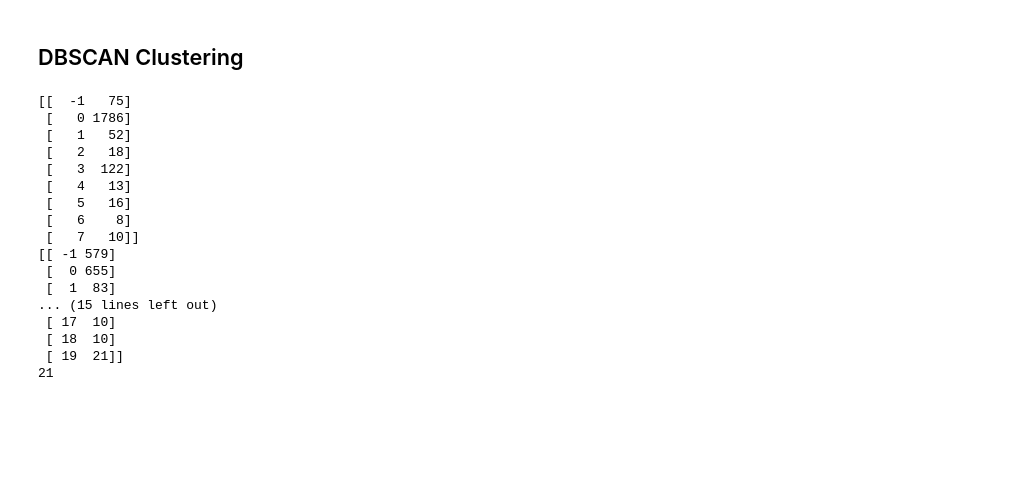
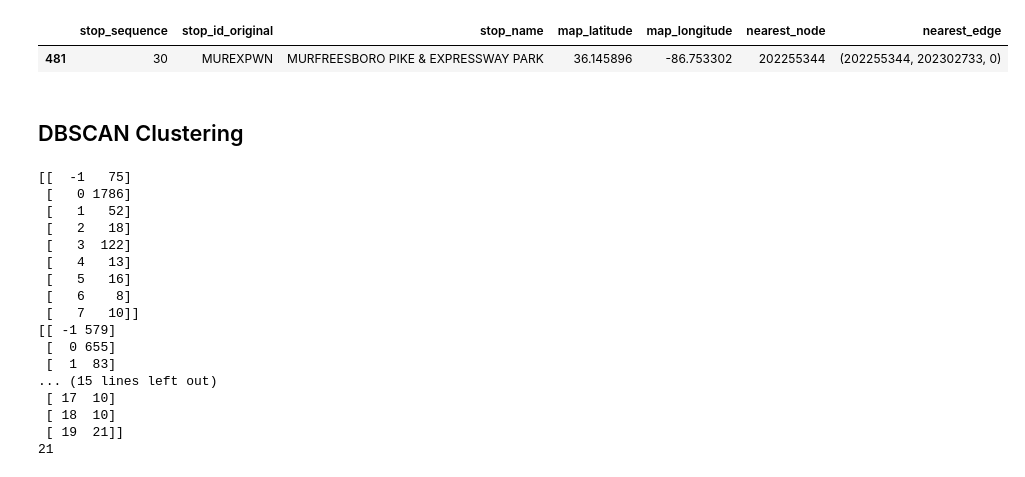
Before and after one commit to jptalusan/ICCPS_stationing, a Jupyter notebook: data_generation/all_stops_matching_tt_dd.ipynb, the cells around one changed output. Saved outputs shown, nothing was run; the diff lists cells and outputs as text; code cells hidden in the pictures; blank space fills up the shorter version.

```diff
--- a/data_generation/all_stops_matching_tt_dd.ipynb
+++ b/data_generation/all_stops_matching_tt_dd.ipynb
@@ -163,5 +0,0 @@ tt, dd
-# %%
-import pickle
-
-with open('results/stops_tt_dd_dict.pkl', 'rb') as handle:
-    stops_tt_dd_dict = pickle.load(handle)
@@ -170,3 +0,0 @@ stops_tt_dd_dict[('LAFLEWWN', 'MUREXPWN')] = {'travel_time_s': tt, 'distance_m':
-# %%
-with open('results/stops_tt_dd_dict.pkl', 'wb') as handle:
-    pickle.dump(stops_tt_dd_dict, handle, protocol=pickle.HIGHEST_PROTOCOL)
@@ -193,5 +0,0 @@ len(list(stops_tt_dd_dict.keys()))
-# %%
-import pickle
-
-with open('results/stops_tt_dd_dict.pkl', 'wb') as handle:
-    pickle.dump(stops_tt_dd_dict, handle, protocol=pickle.HIGHEST_PROTOCOL)
@@ -205,5 +0,0 @@ sampled_travel_time_dict = df.drop(['time_to_next_stop', 'route_id_direction', '
-# %%
-import pickle
-
-with open('results/sampled_travel_times_dict.pkl', 'wb') as handle:
-    pickle.dump(sampled_travel_time_dict, handle, protocol=pickle.HIGHEST_PROTOCOL)
@@ -261,3 +21,21 @@ df[df['stop_id_original'].str.contains('WESWILEN')]
+# %%
+df = pd.read_pickle('results/pair_tt_dd_stops.pkl')
+fp = '/home/jptalusan/mta_simulator/code/data/stops_node_matching.pkl'
+stop_nodes = pd.read_pickle(fp)
+stop_nodes.query("stop_id_original == 'MUREXPWN'")
+
+# Merging alternative names to prevent failing to find stops.
+df = pd.merge(stop_nodes[['stop_id_original', 'nearest_node']], df, right_on='current_node', left_on='nearest_node')
+df = df.drop_duplicates()
+df = df.drop_duplicates(subset=['stop_id_original','nearest_node','current_node','next_node','travel_time_s','distance_m','current_stop'])
+df = df[['stop_id_original', 'current_stop']].drop_duplicates().query("stop_id_original != current_stop").drop_duplicates(subset=['stop_id_original'])
+df = df.set_index('stop_id_original')
+matching_stop_names_dict = df.to_dict('index')
+with open('results/matching_stop_names_dict.pkl', 'wb') as handle:
+    pickle.dump(matching_stop_names_dict, handle, protocol=pickle.HIGHEST_PROTOCOL)
+# %% [output]
+|  | stop_sequence | stop_id_original | stop_name | map_latitude | map_longitude | nearest_node | nearest_edge |
+| 481 | 30 | MUREXPWN | MURFREESBORO PIKE & EXPRESSWAY PARK | 36.145896 | -86.753302 | 202255344 | (202255344, 202302733, 0) |
 # %% [markdown]
 ## DBSCAN Clustering
 # %%
```
Also changed, not shown: parts of 28 cells of this notebook, 8 other files.
